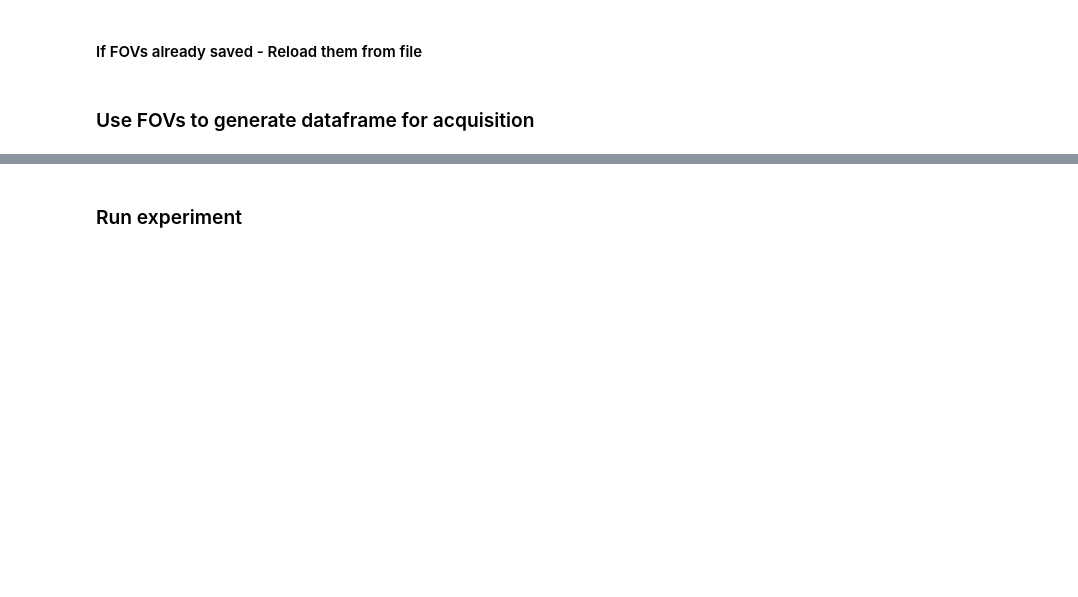
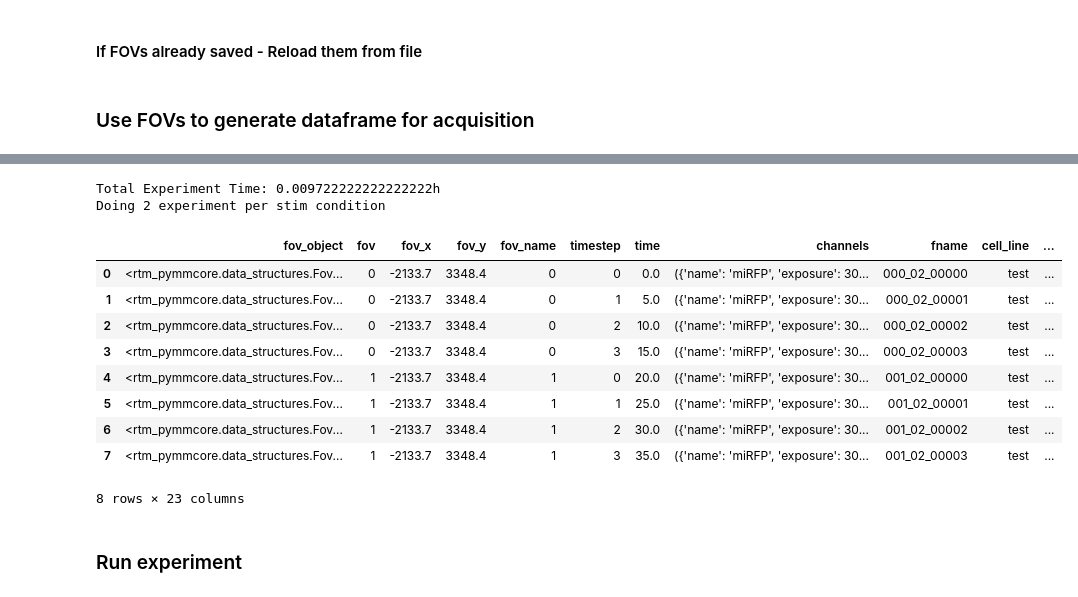
Before and after one commit to alandolt/faro, a Jupyter notebook: 01_full_FOV_stimulation_ERK_w_ramp_same_fov_pause.ipynb, the cells around one changed output, grey strips where cells are left out. Drawn from its saved outputs; the diff is of its cells as text; code cells hidden in the pictures; blank space fills up the shorter version.

```diff
--- a/01_full_FOV_stimulation_ERK_w_ramp_same_fov_pause.ipynb
+++ b/01_full_FOV_stimulation_ERK_w_ramp_same_fov_pause.ipynb
@@ -272,22 +242,0 @@ Total Experiment Time: 0.009722222222222222h
-# %%
-df_acquire_post_pause = []
-previous_df = df_acquire
-for fov_index in previous_df["fov"].unique():
-    fov_object = previous_df[previous_df["fov"] == fov_index]["fov_object"].iloc[0]
-    old_data_fov = previous_df[previous_df["fov"] == fov_index].iloc[0]
-    row = {
-        "fov_object": fov_object,
-        "fov": fov_index,
-        "fov_x": old_data_fov["fov_x"],
-        "fov_y": old_data_fov["fov_y"],
-        "fov_z": old_data_fov["fov_z"],
-        "fov_name": old_data_fov["fov_name"],
-        "timestep": None,
-        "time": None,
-        "cell_line": old_data_fov["cell_line"],
-        "channels": None,
-        "fname": None,
-    }
-    df_acquire_post_pause.append(row)
-df_acquire_post_pause = pd.DataFrame(df_acquire_post_pause)
-df_acquire_post_pause
@@ -298,3 +489,38 @@ df_acquire_post_pause
+# %%
+df_acquire_2 = generate_df_acquire(
+    fovs,
+    n_frames=N_FRAMES_PHASE_2,
+    time_between_timesteps=TIME_BETWEEN_TIMESTEPS,
+    time_per_fov=TIME_PER_FOV,
+    channels=channels,
+    channel_optocheck=channel_optocheck,
+    optocheck_timepoints=optocheck_timepoints,
+    phase_name="PostDrug",
+    phase_id=2,
+    condition=condition,
+)
+df_acquire_2 = apply_stim_treatments_to_df_acquire(
+    df_acquire_2,
+    stim_exposures_timesteps_phase_2,
+    condition,
+    n_fovs_per_well=n_fovs_per_well,
+    add_stim_exposure_group=ADD_STIM_EXPOSURE_GROUP,
+    regular_spacing_between_stimulations=REGULAR_SPACING_BETWEEN_STIMULATIONS,
+)
+df_acquire_2
+# %% [output]
+Total Experiment Time: 0.009722222222222222h
+Doing 2 experiment per stim condition
+|  | fov_object | fov | fov_x | fov_y | fov_name | timestep | time | channels | fname | cell_line | ... |
+| 0 | <rtm_pymmcore.data_structures.Fov... | 0 | -2133.7 | 3348.4 | 0 | 0 | 0.0 | ({'name': 'miRFP', 'exposure': 30... | 000_02_00000 | test | ... |
+| 1 | <rtm_pymmcore.data_structures.Fov... | 0 | -2133.7 | 3348.4 | 0 | 1 | 5.0 | ({'name': 'miRFP', 'exposure': 30... | 000_02_00001 | test | ... |
+| 2 | <rtm_pymmcore.data_structures.Fov... | 0 | -2133.7 | 3348.4 | 0 | 2 | 10.0 | ({'name': 'miRFP', 'exposure': 30... | 000_02_00002 | test | ... |
+| 3 | <rtm_pymmcore.data_structures.Fov... | 0 | -2133.7 | 3348.4 | 0 | 3 | 15.0 | ({'name': 'miRFP', 'exposure': 30... | 000_02_00003 | test | ... |
+| 4 | <rtm_pymmcore.data_structures.Fov... | 1 | -2133.7 | 3348.4 | 1 | 0 | 20.0 | ({'name': 'miRFP', 'exposure': 30... | 001_02_00000 | test | ... |
+| 5 | <rtm_pymmcore.data_structures.Fov... | 1 | -2133.7 | 3348.4 | 1 | 1 | 25.0 | ({'name': 'miRFP', 'exposure': 30... | 001_02_00001 | test | ... |
+| 6 | <rtm_pymmcore.data_structures.Fov... | 1 | -2133.7 | 3348.4 | 1 | 2 | 30.0 | ({'name': 'miRFP', 'exposure': 30... | 001_02_00002 | test | ... |
+| 7 | <rtm_pymmcore.data_structures.Fov... | 1 | -2133.7 | 3348.4 | 1 | 3 | 35.0 | ({'name': 'miRFP', 'exposure': 30... | 001_02_00003 | test | ... |
+8 rows × 23 columns
 # %% [markdown]
 ### Run experiment
 # %%
```
Also changed, not shown: parts of 9 cells of this notebook.
